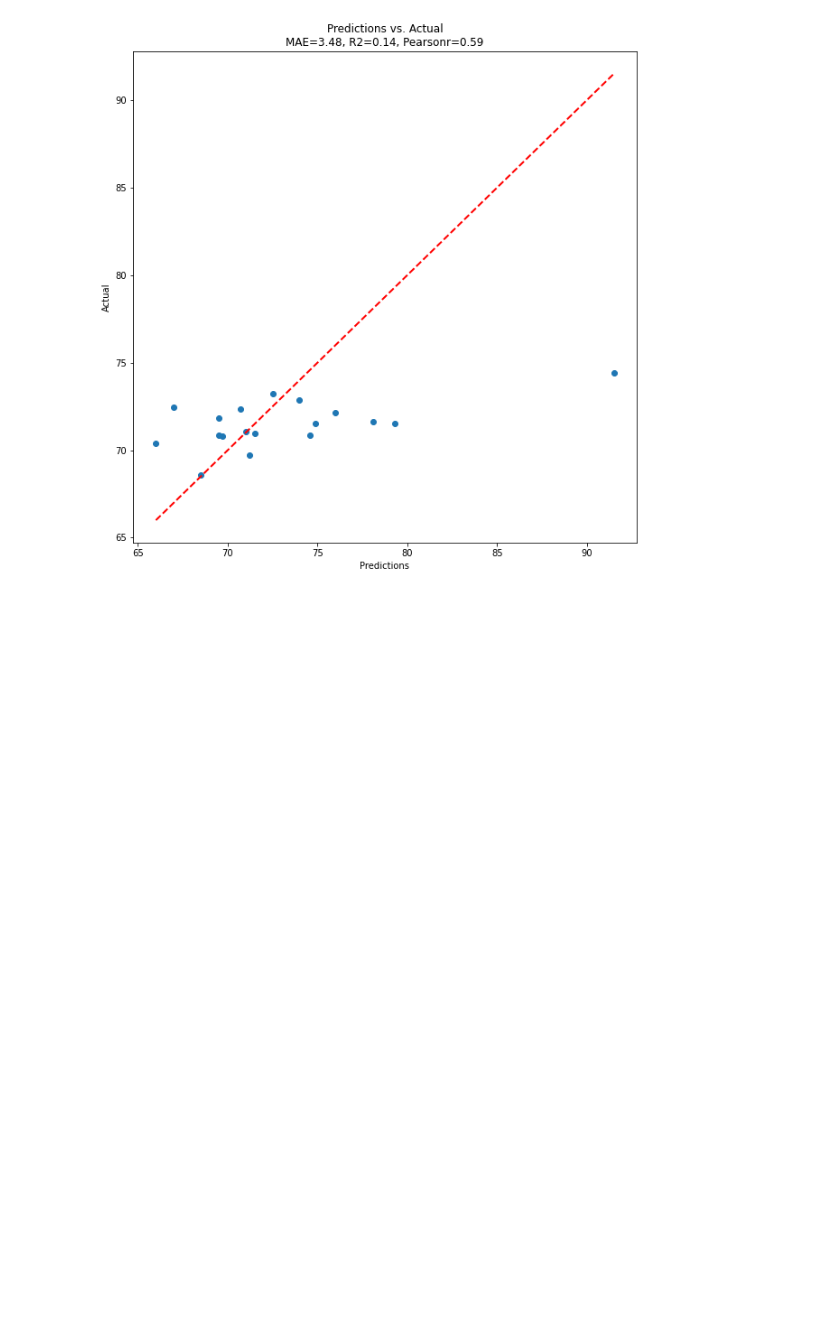
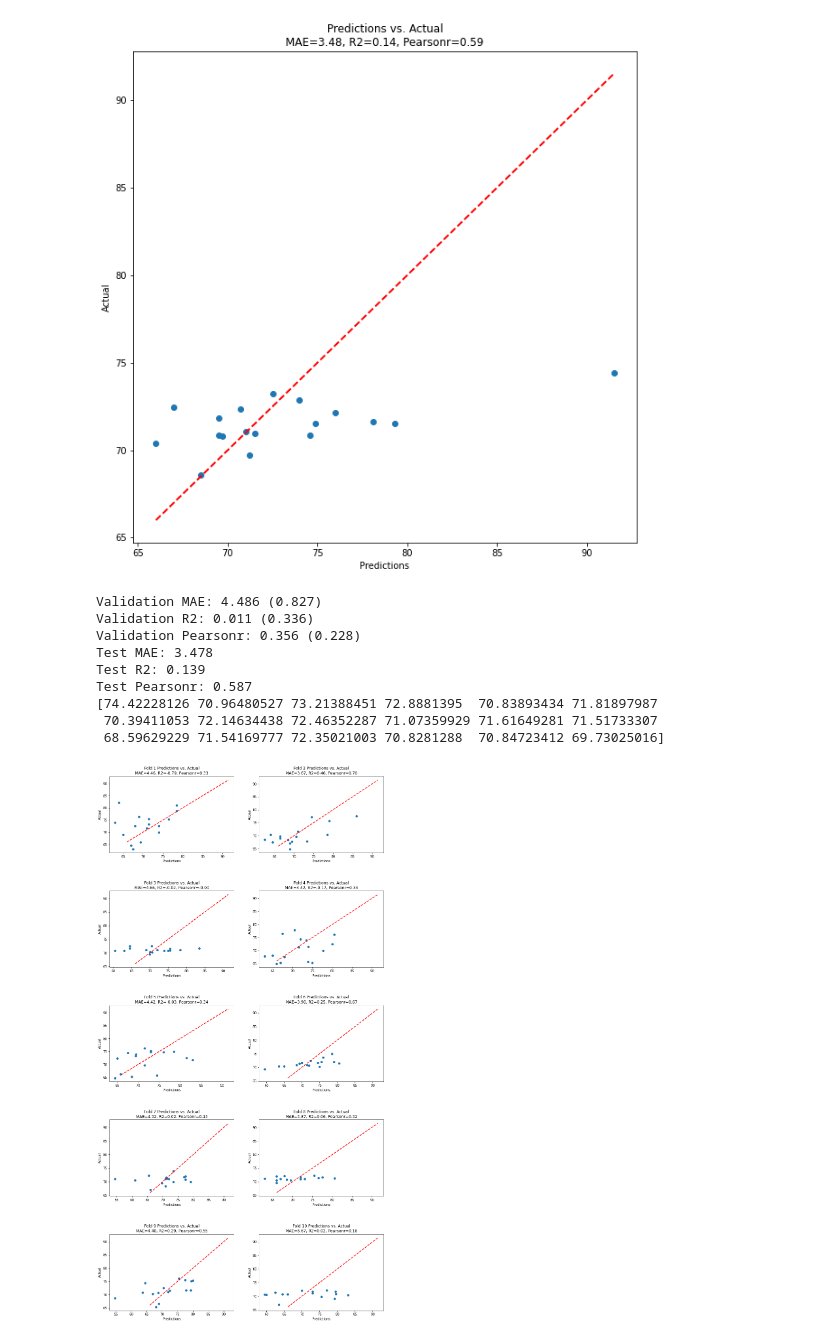
Before and after one commit to Mike-Skehan/AntibodyFvTm50Predictor, a Jupyter notebook: jupyter/15042023_notebook.ipynb, the cells around one changed output. Drawn from its saved outputs; the diff is of its cells as text; code cells hidden in the pictures; blank space fills up the shorter version.

```diff
--- a/jupyter/15042023_notebook.ipynb
+++ b/jupyter/15042023_notebook.ipynb
@@ -928,3 +929,16 @@ Test Pearsonr: 0.587
  68.59629229 71.54169777 72.35021003 70.8281288  70.84723412 69.73025016]
 [figure]
 [figure]
+# %%
+svm_model = svm_cv(X,y)
+# %% [output]
+Validation MAE: 4.486 (0.827)
+Validation R2: 0.011 (0.336)
+Validation Pearsonr: 0.356 (0.228)
+Test MAE: 3.478
+Test R2: 0.139
+Test Pearsonr: 0.587
+[74.42228126 70.96480527 73.21388451 72.8881395  70.83893434 71.81897987
+ 70.39411053 72.14634438 72.46352287 71.07359929 71.61649281 71.51733307
+ 68.59629229 71.54169777 72.35021003 70.8281288  70.84723412 69.73025016]
+[figure, added]
```
Also changed, not shown: parts of 3 cells of this notebook, 3 other files.
